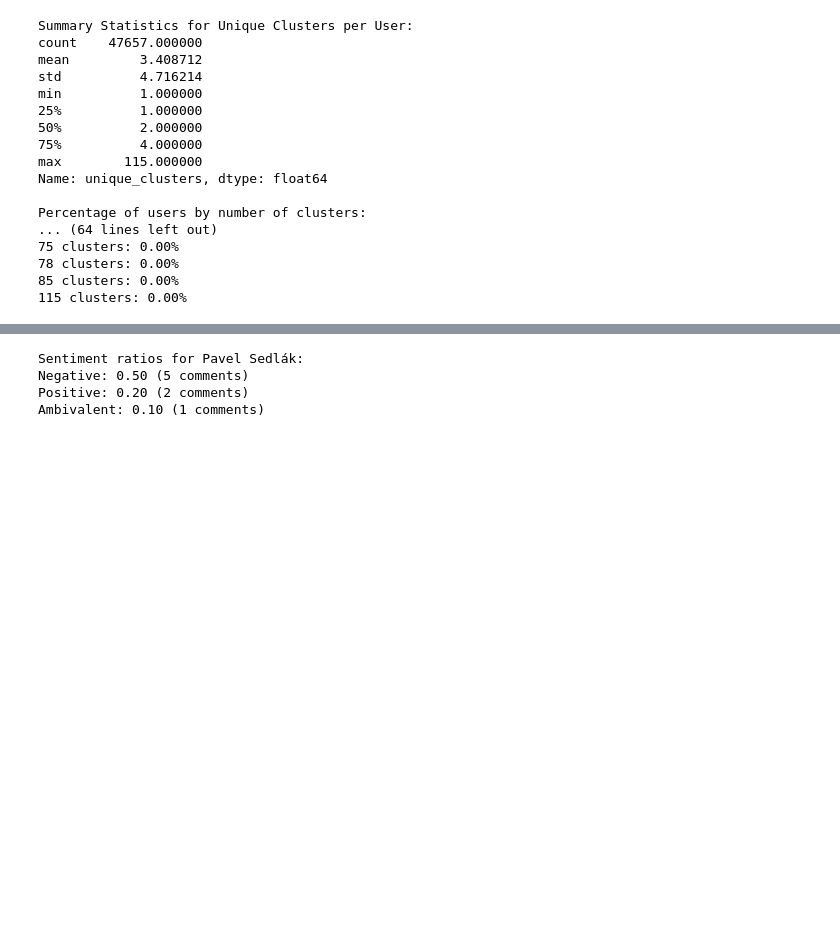
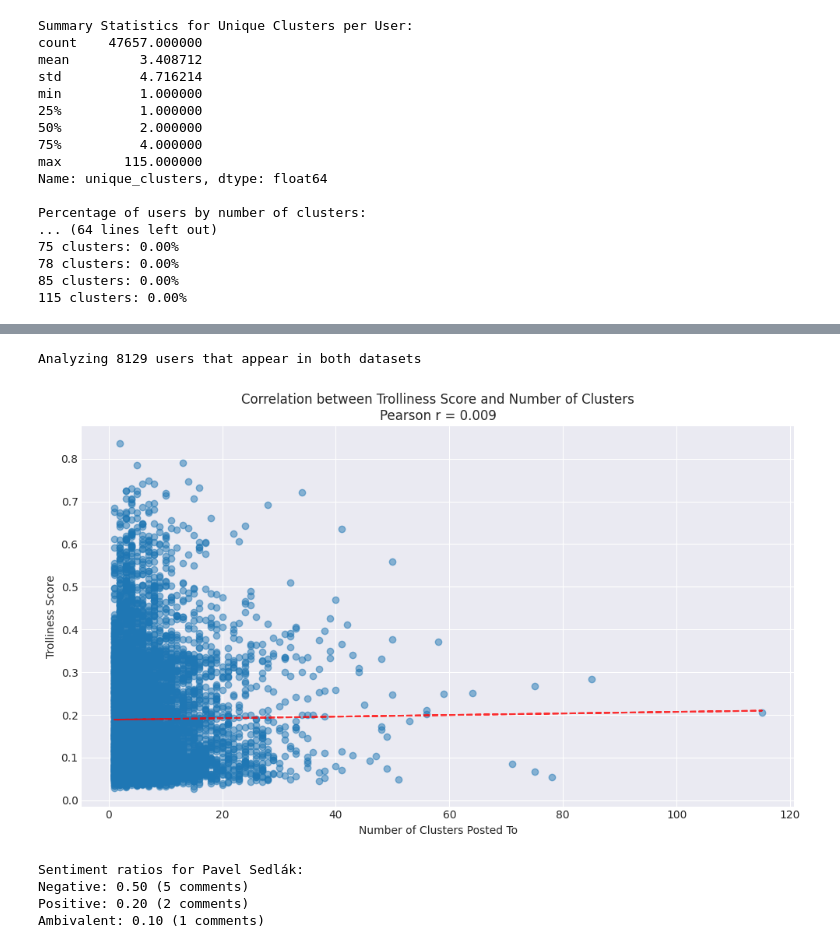
Before and after one commit to ziggyplayedguitar/nlp_thesis, a Jupyter notebook: workspace/notebooks/07_topic.ipynb, the cells around one changed output, grey strips where cells are left out. Cells and saved outputs as stored; diff of their text form; code cells hidden in the pictures; blank space fills up the shorter version.

```diff
--- a/workspace/notebooks/07_topic.ipynb
+++ b/workspace/notebooks/07_topic.ipynb
@@ -483,3 +371,42 @@ def get_user_sentiment_ratios(comments_df, username):
+# %%
+# Calculate number of clusters per user
+user_cluster_counts = comments_df.groupby('author')['cluster_id'].nunique()
+
+# Get intersection of users between predictions and comments
+common_users = set(predictions_df['author']).intersection(set(user_cluster_counts.index))
+
+# Filter both DataFrames to only include common users
+predictions_filtered = predictions_df[predictions_df['author'].isin(common_users)]
+user_cluster_counts_filtered = user_cluster_counts[list(common_users)]
+
+# Create DataFrame with trolliness scores and cluster counts
+correlation_df = pd.DataFrame({
+    'trolliness_score': predictions_filtered['trolliness_score'],
+    'num_clusters': user_cluster_counts_filtered.values
+})
+
+# Calculate correlation
+correlation = correlation_df['trolliness_score'].corr(correlation_df['num_clusters'])
+
+print(f"\nAnalyzing {len(common_users)} users that appear in both datasets")
+
+# Create scatter plot
+plt.figure(figsize=(10, 6))
+plt.scatter(correlation_df['num_clusters'], correlation_df['trolliness_score'], alpha=0.5)
+plt.xlabel('Number of Clusters Posted To')
+plt.ylabel('Trolliness Score')
+plt.title(f'Correlation between Trolliness Score and Number of Clusters\nPearson r = {correlation:.3f}')
+
+# Add trend line
+z = np.polyfit(correlation_df['num_clusters'], correlation_df['trolliness_score'], 1)
+p = np.poly1d(z)
+plt.plot(correlation_df['num_clusters'], p(correlation_df['num_clusters']), "r--", alpha=0.8)
+
+plt.tight_layout()
+plt.show()
+# %% [output]
+Analyzing 8129 users that appear in both datasets
+[figure, added]
 # %%
 username = "Pavel Sedlák"  # Replace with the username you want to analyze
 sentiment_ratios = get_user_sentiment_ratios(comments_df, username)
```
Also changed, not shown: parts of 16 cells of this notebook, 1 other file.
